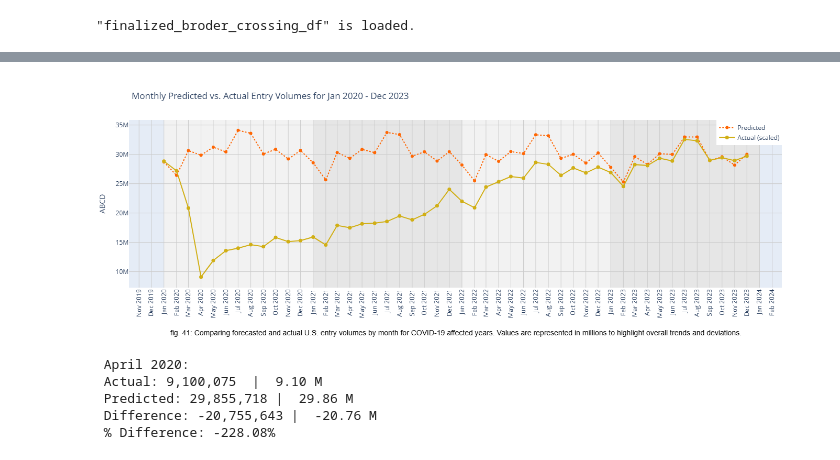
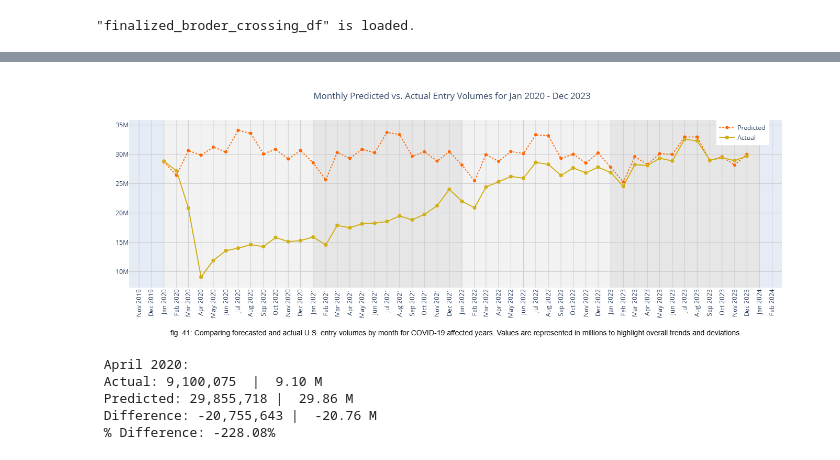
Before and after one commit to AshutoshPNagaonkar/umass_capstone_project_2025, a Jupyter notebook: umass_capstone_project_2025/Part_04_Data_Forecasting.ipynb, the cells around one changed output, grey strips where cells are left out. Drawn from its saved outputs; the diff is of its cells as text; code cells hidden in the pictures.

```diff
--- a/umass_capstone_project_2025/Part_04_Data_Forecasting.ipynb
+++ b/umass_capstone_project_2025/Part_04_Data_Forecasting.ipynb
@@ -57,7 +57,7 @@ fig.add_trace(go.Scatter(
 
 # plotting original data line
 fig.add_trace(go.Scatter(
-    x=actual_2020_monthly['ds'], y=actual_2020_monthly['y'], mode='lines+markers', name='Actual (scaled)', line=dict(color='#D1AF15'), marker=dict(symbol='circle', size=7), hoverinfo='skip'
+    x=actual_2020_monthly['ds'], y=actual_2020_monthly['y'], mode='lines+markers', name='Actual', line=dict(color='#D1AF15'), marker=dict(symbol='circle', size=7), hoverinfo='skip'
 ))
 
 # adding alternating background colors
@@ -73,36 +73,36 @@ for i, year in enumerate(range(start_year, end_year + 1)):
         layer="below", line_width=0
     ))
 
 fig.update_layout(
     shapes=shapes,
-    title='Monthly Predicted vs. Actual Entry Volumes for Jan 2020 - Dec 2023',
+    title= dict( text='Monthly Predicted vs. Actual Entry Volumes for Jan 2020 - Dec 2023', x=0.5),
     xaxis=dict(
         title='', tickformat='%b %Y', tickangle=-90, dtick="M1", gridcolor='#CCCCCC'
     ),
     yaxis=dict(
-        title='ABCD', gridcolor='#CCCCCC'
+        title='', gridcolor='#CCCCCC'
     ),
     legend=dict(x=0.9, y=1),
     margin=dict(l=50, r=50, t=80, b=100),
     height=500,
     width=1400
 )
 
 fig.add_annotation(
     text="fig. 41: Comparing forecasted and actual U.S. entry volumes by month for COVID-19 affected years. Values are represented in millions to highlight overall trends and deviations.",
     x=0.5,
     y=-0.3,  # bottom of the figure
     xref="paper",
     yref="paper",
     showarrow=False,
     font=dict(size=14, color='black', family='Arial'),
     xanchor='center',
     yanchor='bottom'
 )
 
 fig.show()
 # %% [output]
-[figure, old version]
+[figure, new version]
 # %%
 
 def format_millions(value):
```
Also changed, not shown: parts of 8 cells of this notebook.
